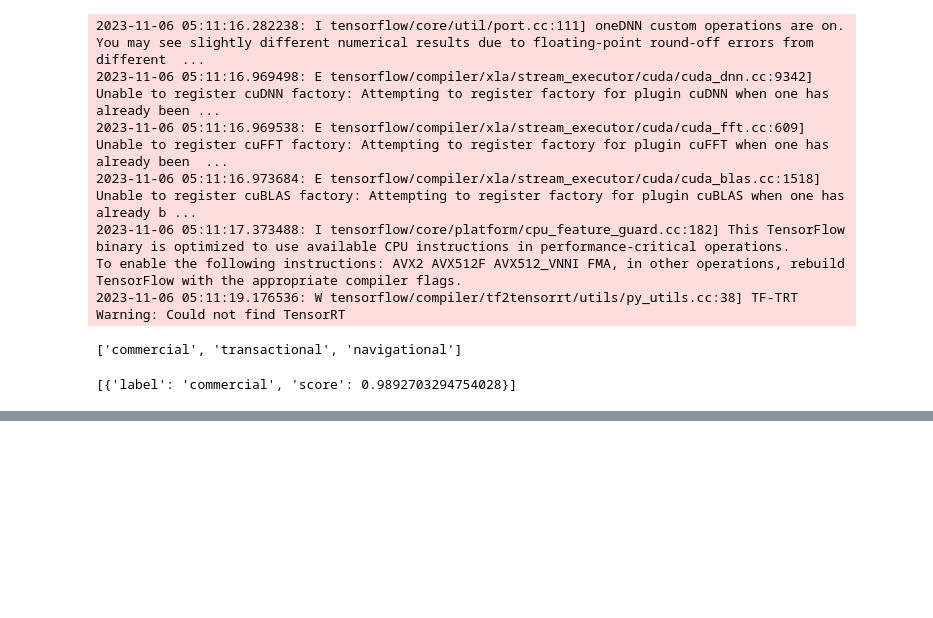
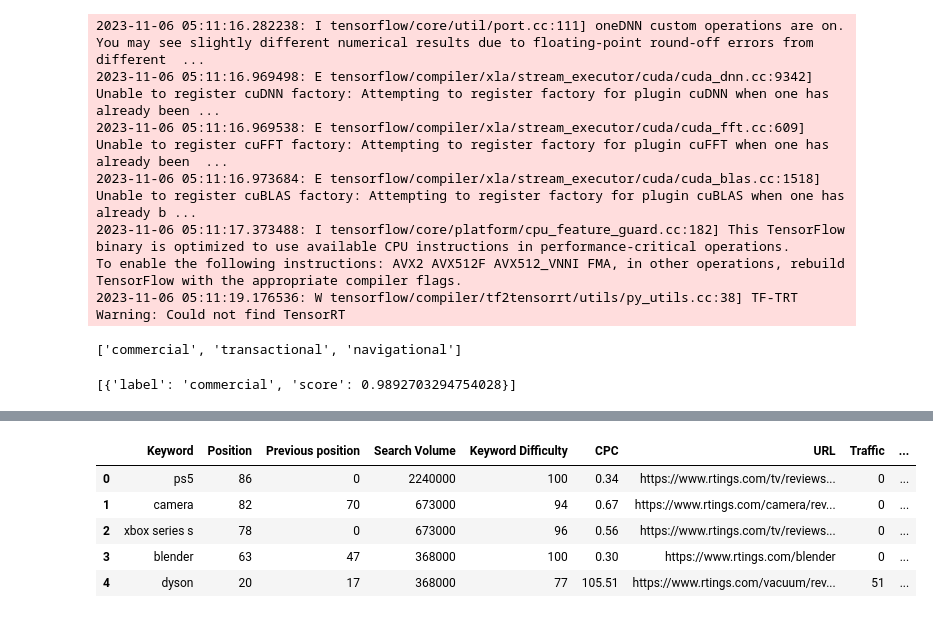
Before and after one commit to ideepankarsharma2003/SEO_INTENT, a Jupyter notebook: Research/12_FineTunedDistilBertInference.ipynb, the cells around one changed output, grey strips where cells are left out. Cells and saved outputs as stored; diff of their text form; code cells hidden in the pictures; blank space fills up the shorter version.

```diff
--- a/Research/12_FineTunedDistilBertInference.ipynb
+++ b/Research/12_FineTunedDistilBertInference.ipynb
@@ -95,0 +109,10 @@ classifier("best cat ear headphones")
+# %%
+df= pd.read_csv("data/xyz.csv")
+df.head()
+# %% [output]
+|  | Keyword | Position | Previous position | Search Volume | Keyword Difficulty | CPC | URL | Traffic | ... |
+| 0 | ps5 | 86 | 0 | 2240000 | 100 | 0.34 | https://www.rtings.com/tv/reviews... | 0 | ... |
+| 1 | camera | 82 | 70 | 673000 | 94 | 0.67 | https://www.rtings.com/camera/rev... | 0 | ... |
+| 2 | xbox series s | 78 | 0 | 673000 | 96 | 0.56 | https://www.rtings.com/tv/reviews... | 0 | ... |
+| 3 | blender | 63 | 47 | 368000 | 100 | 0.30 | https://www.rtings.com/blender | 0 | ... |
+| 4 | dyson | 20 | 17 | 368000 | 77 | 105.51 | https://www.rtings.com/vacuum/rev... | 51 | ... |
```
Also changed, not shown: parts of 4 cells of this notebook, 2 other files.
